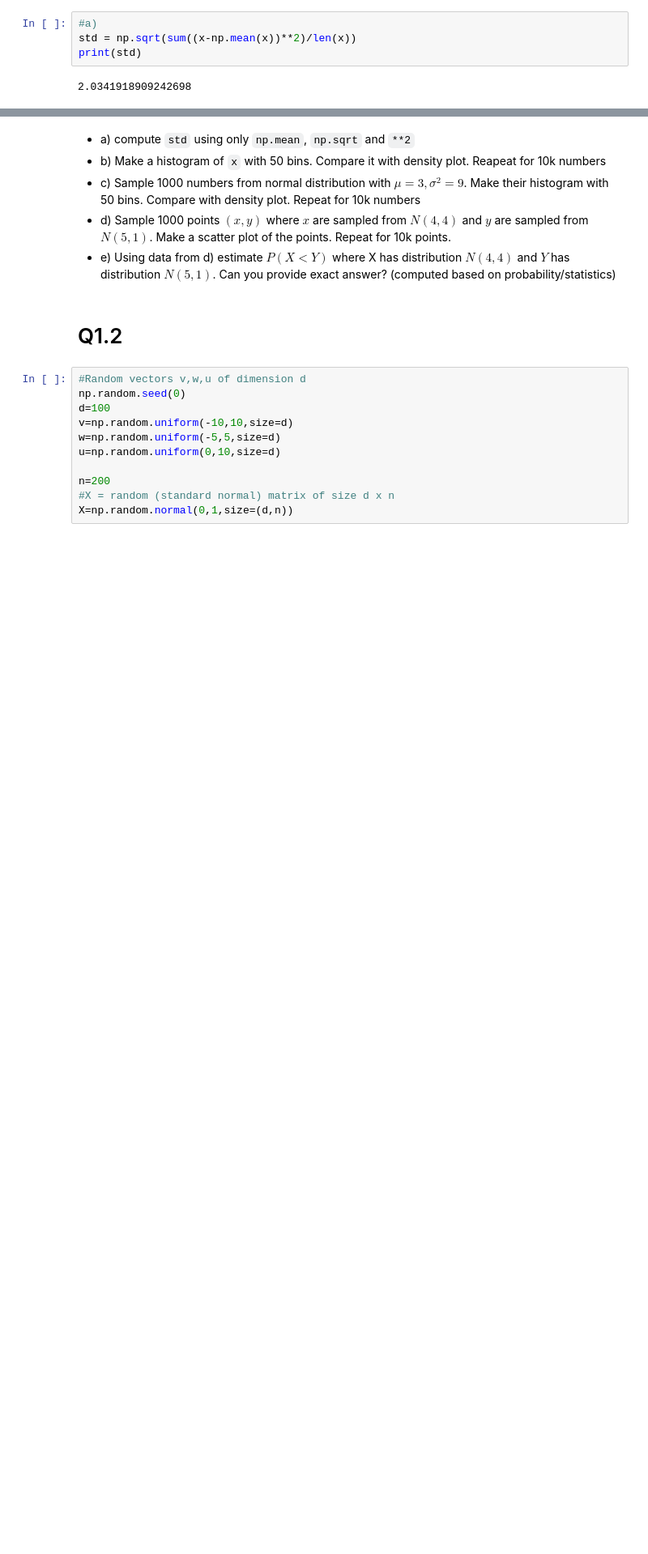
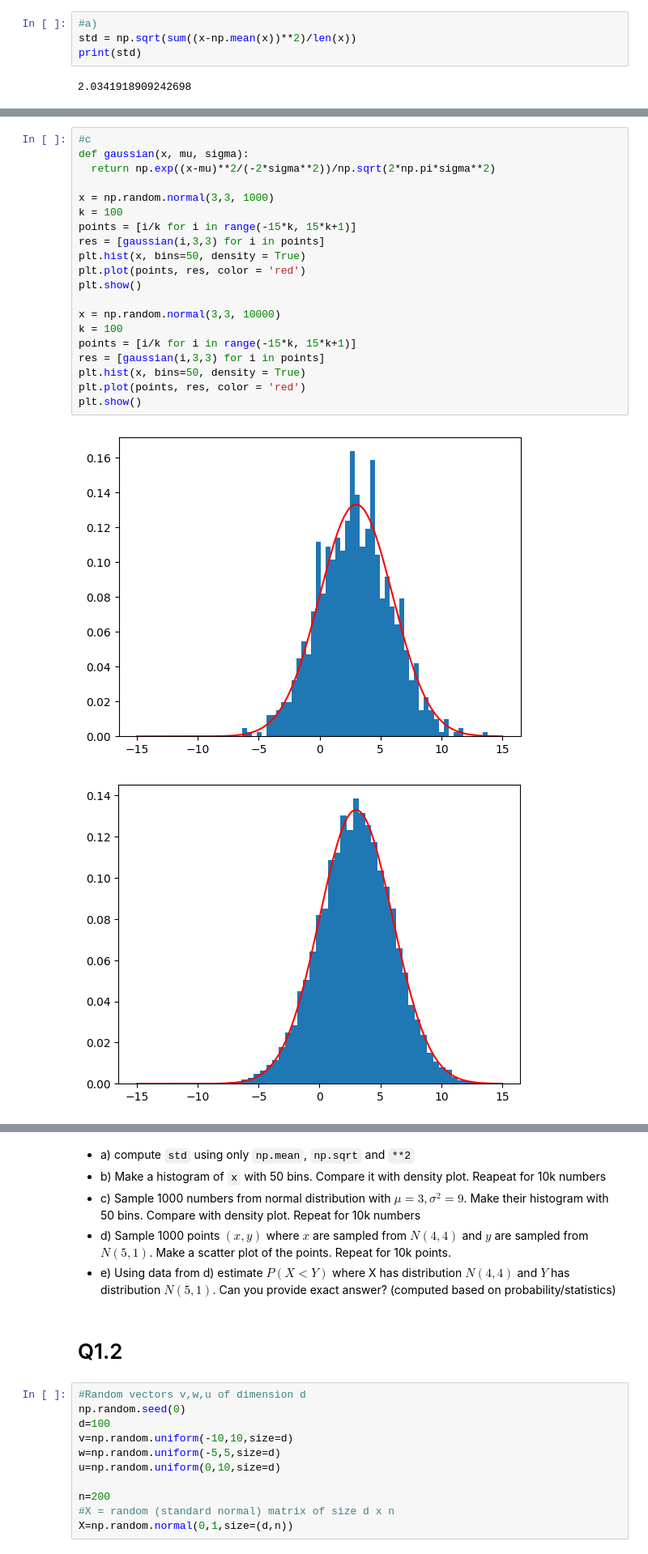
Before and after one commit to gmaad/MetodyKlasRed, a Jupyter notebook: List_nr_1.ipynb, the cells around one changed output, grey strips where cells are left out. Shown: that part at 81% size. Cells and saved outputs as stored; diff of their text form; blank space fills up the shorter version.

```diff
--- a/List_nr_1.ipynb
+++ b/List_nr_1.ipynb
@@ -56,0 +73,23 @@ print(std)
+# %%
+#c
+def gaussian(x, mu, sigma):
+  return np.exp((x-mu)**2/(-2*sigma**2))/np.sqrt(2*np.pi*sigma**2)
+
+x = np.random.normal(3,3, 1000)
+k = 100
+points = [i/k for i in range(-15*k, 15*k+1)]
+res = [gaussian(i,3,3) for i in points]
+plt.hist(x, bins=50, density = True)
+plt.plot(points, res, color = 'red')
+plt.show()
+
+x = np.random.normal(3,3, 10000)
+k = 100
+points = [i/k for i in range(-15*k, 15*k+1)]
+res = [gaussian(i,3,3) for i in points]
+plt.hist(x, bins=50, density = True)
+plt.plot(points, res, color = 'red')
+plt.show()
+# %% [output]
+[figure, added]
+[figure, added]
```
Also changed, not shown: parts of 6 cells of this notebook.
